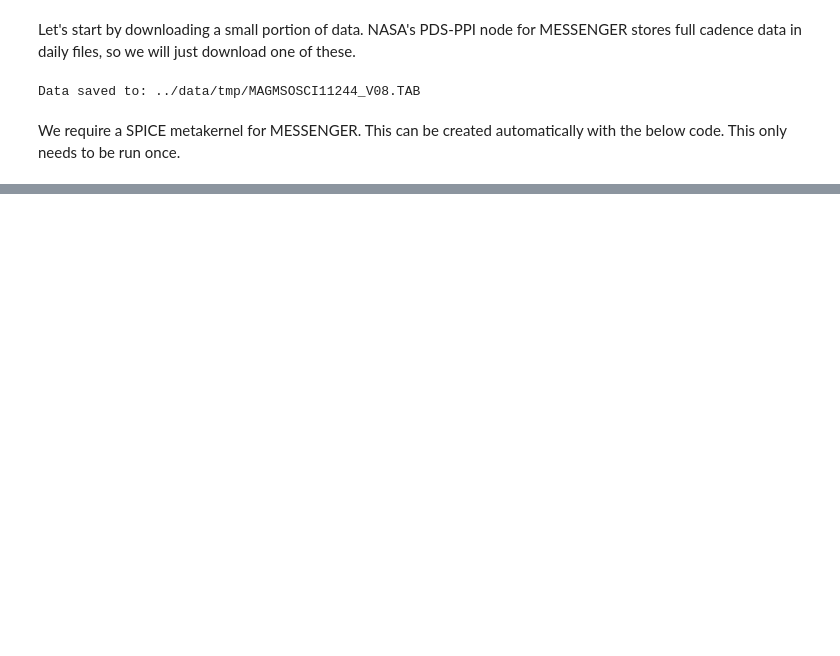
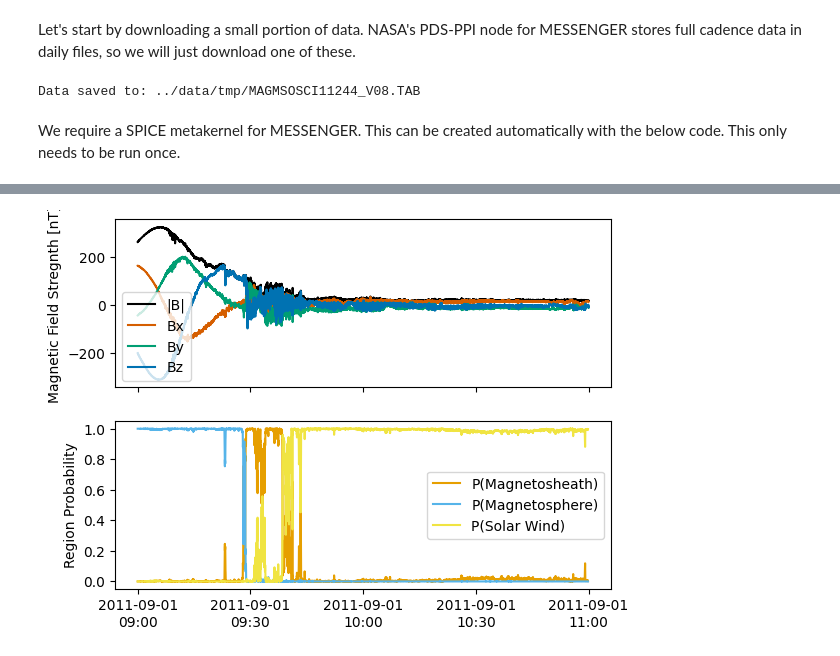
Before and after one commit to daraghhollman/messenger_region_classifier, a Jupyter notebook: examples/minimal_application_example.ipynb, the cells around one changed output, grey strips where cells are left out. Cells and saved outputs as stored; diff of their text form; code cells hidden in the pictures; blank space fills up the shorter version.

```diff
--- a/examples/minimal_application_example.ipynb
+++ b/examples/minimal_application_example.ipynb
@@ -46,0 +138,28 @@ hermpy.utils.User.METAKERNEL = "../SPICE/messenger/metakernel_messenger.txt"
+# %%
+# Or better yet, we can stack these two plots together
+fig, axes = plt.subplots(2, 1, sharex=True)
+mag_ax, proba_ax = axes
+
+to_plot = ["|B|", "Bx", "By", "Bz"]
+mag_colours = [hermpy.plotting.wong_colours[c] for c in ["black", "red", "green", "blue"]]
+
+for var, colour in zip(to_plot, mag_colours):
+    mag_ax.plot(data["date"], data[var], color=colour, label=var)
+
+mag_ax.legend()
+mag_ax.set_ylabel("Magnetic Field Stregnth [nT]")
+
+labels = ["P(Magnetosheath)", "P(Magnetosphere)", "P(Solar Wind)"]
+region_colours = [hermpy.plotting.wong_colours[c] for c in ["orange", "light blue", "yellow"]]
+
+probability_times = [start_time + dt.timedelta(seconds=t) for t in range(len(region_probabilities))]
+
+for i, (colour, label) in enumerate(zip(region_colours, labels)):
+    proba_ax.plot(probability_times, region_probabilities[:, i], color=colour, label=label)
+
+proba_ax.legend()
+proba_ax.xaxis.set_major_locator(matplotlib.dates.MinuteLocator([0, 30]))
+proba_ax.xaxis.set_major_formatter(matplotlib.dates.DateFormatter("%Y-%m-%d\n%H:%M"))
+proba_ax.set_ylabel("Region Probability");
+# %% [output]
+[figure, added]
```
Also changed, not shown: parts of 13 cells of this notebook.
